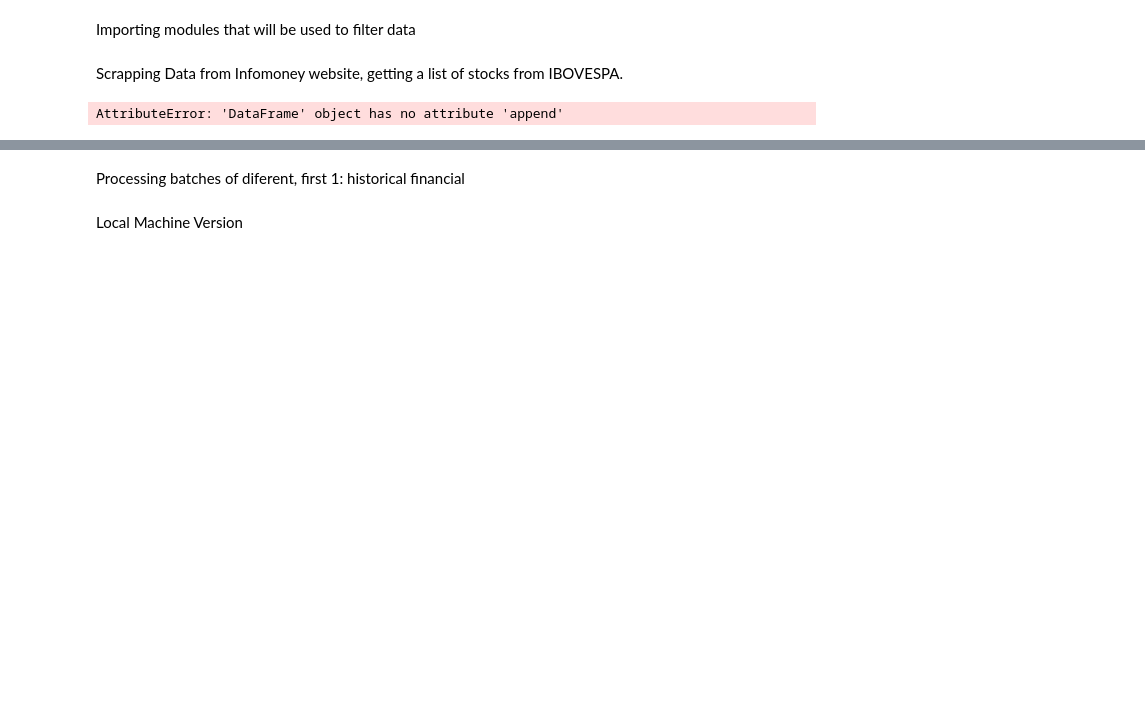
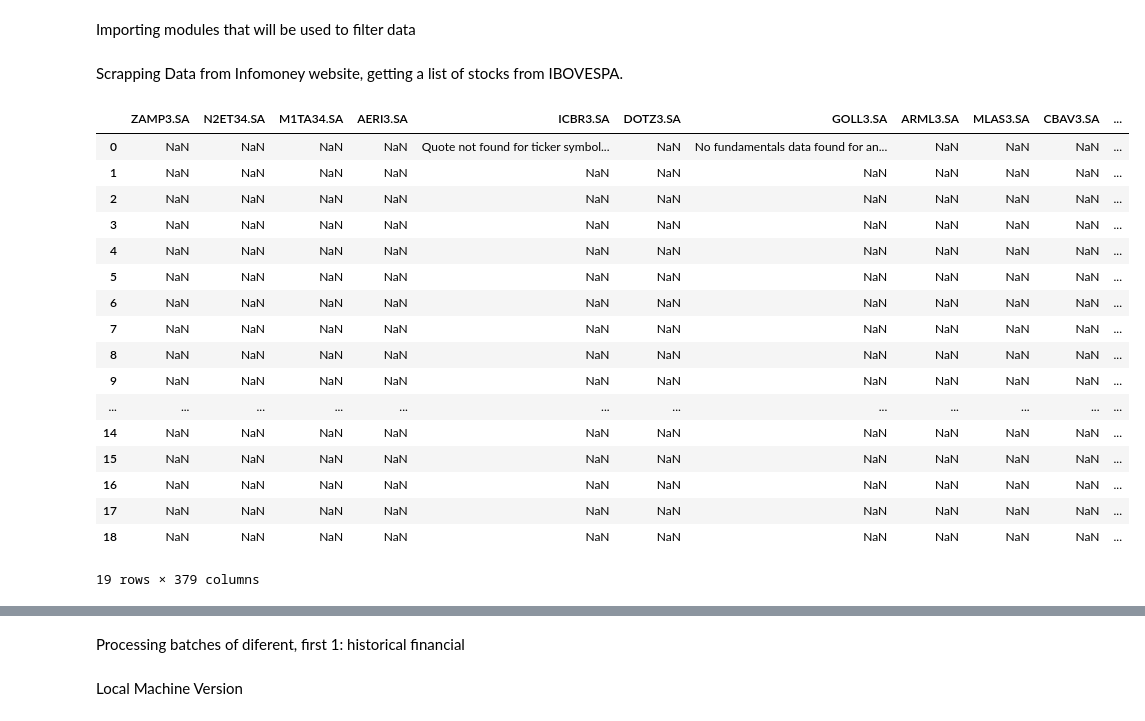
Before and after one commit to andrew3690/F-A_root_project, a Jupyter notebook: notebooks/Scripts - Price/Data_Ac.ipynb, the cells around one changed output, grey strips where cells are left out. Drawn from its saved outputs; the diff is of its cells as text; code cells hidden in the pictures; blank space fills up the shorter version.

Commit message:
Testing thread processing and data transposing to excel format

```diff
--- a/notebooks/Scripts - Price/Data_Ac.ipynb
+++ b/notebooks/Scripts - Price/Data_Ac.ipynb
@@ -58,7 +59,8 @@ for i in tickers:
 # %%
 def fetch_historical_financial(tickers):
     # Yahoo finance requisition getting companies ticker
-    sumary = Ticker(tickers)
+    # sumary = Ticker(tickers)
+    sumary = Ticker('aapl')
 
     # getting companies financial data
     data = sumary.financial_data
@@ -83,8 +85,8 @@ def fetch_historical_finandata(tickers):
     financial = Ticker(tickers)
 
     # Getting companies balance data
-    dt = ['EBIT', 'NetDebt']
-    data = financial.get_financial_data(dt,trailing=False)
+    types = ['TotalDebt', 'TotalAssets', 'EBIT', 'EBITDA', 'PeRatio']
+    data = financial.get_financial_data(types,trailing=False)
 
     df = pd.DataFrame(data)
 
@@ -101,25 +103,19 @@ def fetch_historical_price(tickers):
 # %%
 # Define a function to fetch data for each batch of tickers
 def fetch_data_batch(tkrs,FS):
-    results = pd.DataFrame()
-
     if FS == 1:
         data = fetch_historical_financial(tkrs)
-        results = pd.concat([results,data], axis =1)
 
     elif FS == 2:
         data = fetch_historical_balance(tkrs)
-        results = pd.concat([results,data], axis =1)
 
     elif FS == 3:
         data = fetch_historical_finandata(tkrs)
-        results = pd.concat([results,data], axis =1)
 
     elif FS == 4:
         data = fetch_historical_price(tkrs)
-        results = pd.concat([results,data], axis =1)
 
-    return results
+    return data
 # %%
 def ElementsList(elements_per_list,tkrs):
     # Divide the ticker list into smaller lists
@@ -132,23 +124,50 @@ def ElementsList(elements_per_list,tkrs):
     return smaller_lists
 # %%
-# # Function that processes operations based on the flag of it
-# # BS: Batch size
-# # FS: Function Signal
-# # TL: Ticker List
+# # # Function that processes operations based on different flags
+# # # BS: Batch size
+# # # FS: Function Signal
+# # # TL: Ticker List
 
 def Process(BS,TL,FS):
     # Lists of elements
     lists = ElementsList(BS,TL)
 
-    # Dataframe final
+    # dataframe that contains the results of the processed files
     df_final = pd.DataFrame()
 
-    # processing over a list
-    for list_batch in lists[0]:
-        df_data = fetch_data_batch(list_batch,FS)
+    with concurrent.futures.ThreadPoolExecutor() as executor:
+        # Submit the threads for processing
+        futures = [executor.submit(fetch_data_batch, list_batch, FS) for list_batch in lists[:BS]]
+
+        # Iterate through the completed threads and concatenate the results
+        for future in concurrent.futures.as_completed(futures):
+            data = future.result()
+            df_final = pd.concat([df_final, data])
+
+    # Reset the index of the final DataFrame
+    df_final = df_final.reset_index(drop=True)
+
+    return df_final
 # %%
-finacial = Process(19,tkrs,1)
+historical_financial = Process(20,tkrs,1)
 
-finacial
+historical_financial
 # %% [output]
+|  | ZAMP3.SA | N2ET34.SA | M1TA34.SA | AERI3.SA | ICBR3.SA | DOTZ3.SA | GOLL3.SA | ARML3.SA | MLAS3.SA | CBAV3.SA | ... |
+| 0 | NaN | NaN | NaN | NaN | Quote not found for ticker symbol... | NaN | No fundamentals data found for an... | NaN | NaN | NaN | ... |
+| 1 | NaN | NaN | NaN | NaN | NaN | NaN | NaN | NaN | NaN | NaN | ... |
+| 2 | NaN | NaN | NaN | NaN | NaN | NaN | NaN | NaN | NaN | NaN | ... |
+| 3 | NaN | NaN | NaN | NaN | NaN | NaN | NaN | NaN | NaN | NaN | ... |
+| 4 | NaN | NaN | NaN | NaN | NaN | NaN | NaN | NaN | NaN | NaN | ... |
+| 5 | NaN | NaN | NaN | NaN | NaN | NaN | NaN | NaN | NaN | NaN | ... |
+| 6 | NaN | NaN | NaN | NaN | NaN | NaN | NaN | NaN | NaN | NaN | ... |
+| 7 | NaN | NaN | NaN | NaN | NaN | NaN | NaN | NaN | NaN | NaN | ... |
+| 8 | NaN | NaN | NaN | NaN | NaN | NaN | NaN | NaN | NaN | NaN | ... |
+| 9 | NaN | NaN | NaN | NaN | NaN | NaN | NaN | NaN | NaN | NaN | ... |
+| ... | ... | ... | ... | ... | ... | ... | ... | ... | ... | ... | ... |
+| 14 | NaN | NaN | NaN | NaN | NaN | NaN | NaN | NaN | NaN | NaN | ... |
+| 15 | NaN | NaN | NaN | NaN | NaN | NaN | NaN | NaN | NaN | NaN | ... |
+| 16 | NaN | NaN | NaN | NaN | NaN | NaN | NaN | NaN | NaN | NaN | ... |
+| 17 | NaN | NaN | NaN | NaN | NaN | NaN | NaN | NaN | NaN | NaN | ... |
+| 18 | NaN | NaN | NaN | NaN | NaN | NaN | NaN | NaN | NaN | NaN | ... |
-AttributeError: 'DataFrame' object has no attribute 'append'
+19 rows × 379 columns
```
Also changed, not shown: parts of 7 cells of this notebook, 4 other files.
